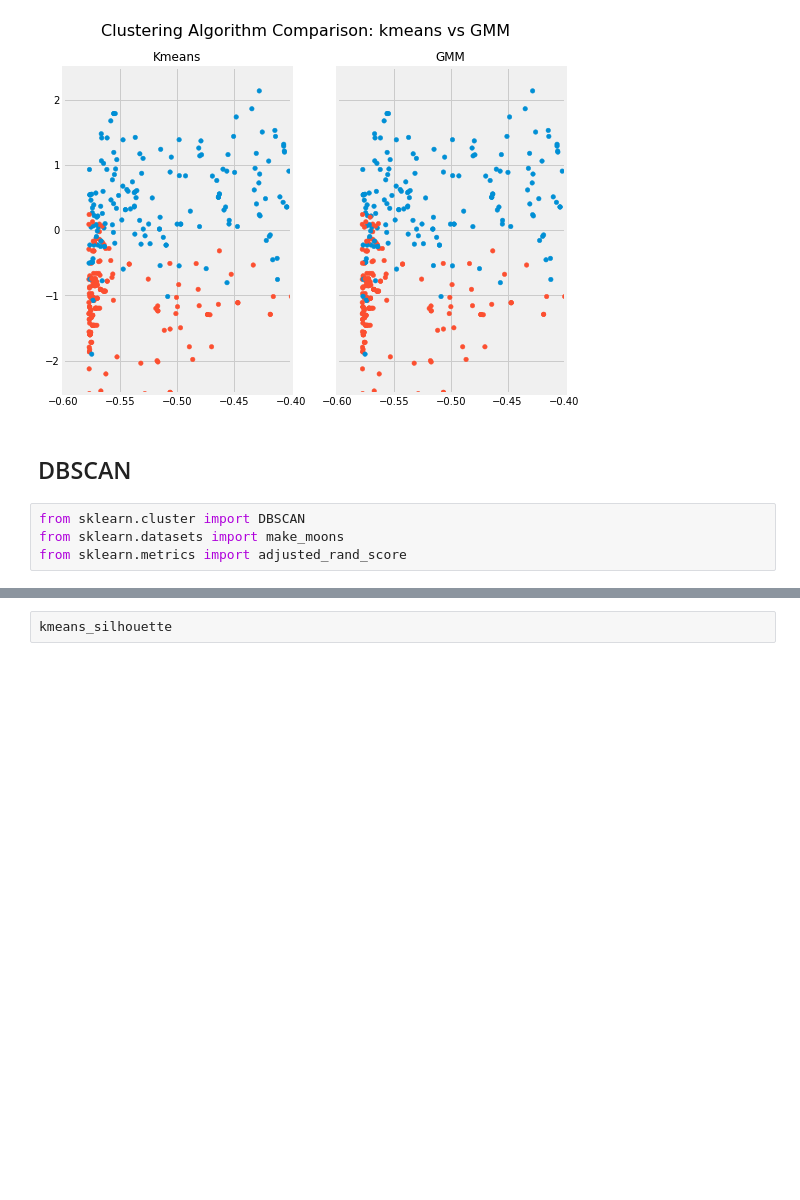
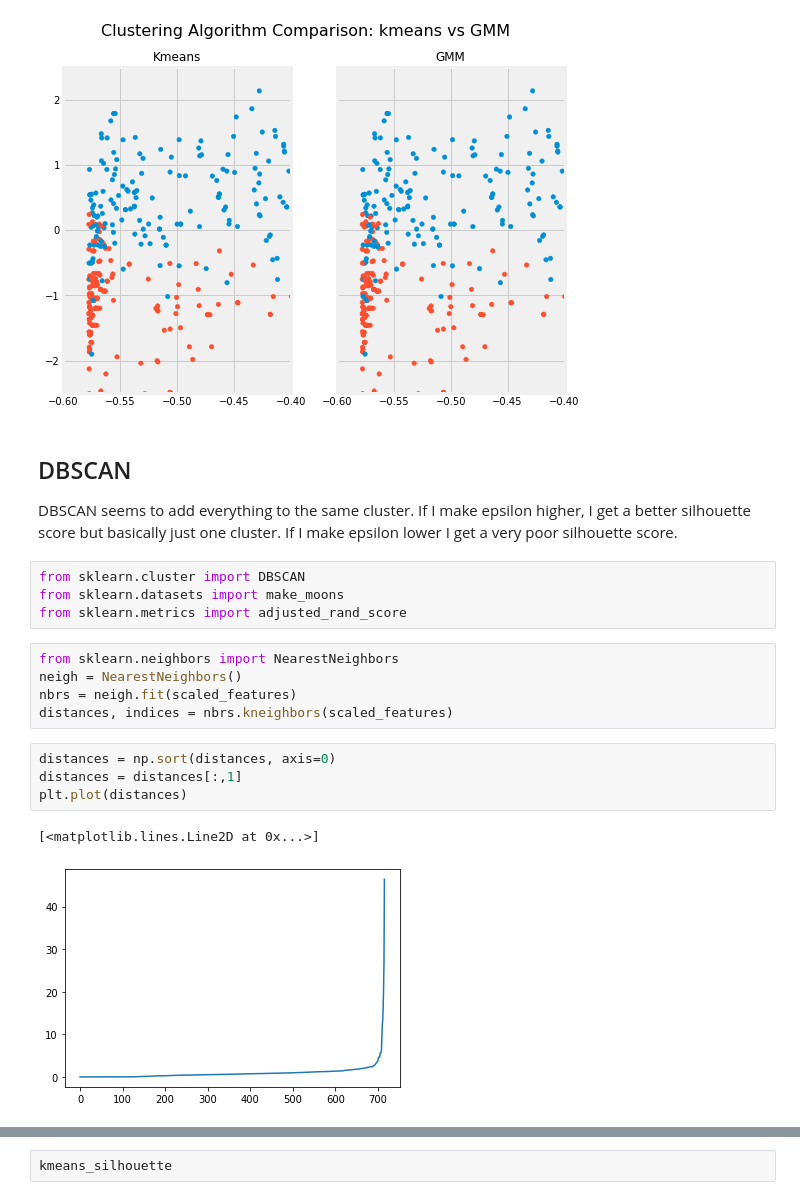
Before and after one commit to hannahgathu/Thesis-Bias-Experiments, a Jupyter notebook: Clustering of PBT concern dataset.ipynb, the cells around one changed output, grey strips where cells are left out. Drawn from its saved outputs; the diff is of its cells as text; blank space fills up the shorter version.

```diff
--- a/Clustering of PBT concern dataset.ipynb
+++ b/Clustering of PBT concern dataset.ipynb
@@ -250,10 +249,23 @@ plt.show()
 [figure]
 # %% [markdown]
 ## DBSCAN
+DBSCAN seems to add everything to the same cluster. If I make epsilon higher, I get a better silhouette score but basically just one cluster. If I make epsilon lower I get a very poor silhouette score.
 # %%
 from sklearn.cluster import DBSCAN
 from sklearn.datasets import make_moons
 from sklearn.metrics import adjusted_rand_score
+# %%
+from sklearn.neighbors import NearestNeighbors
+neigh = NearestNeighbors()
+nbrs = neigh.fit(scaled_features)
+distances, indices = nbrs.kneighbors(scaled_features)
+# %%
+distances = np.sort(distances, axis=0)
+distances = distances[:,1]
+plt.plot(distances)
+# %% [output]
+[<matplotlib.lines.Line2D at 0x...>]
+[figure, added]
 # %%
 # Instantiate k-means and dbscan algorithms
 kmeans = KMeans(n_clusters=2)
```
Also changed, not shown: parts of 10 cells of this notebook, 1 other file.
